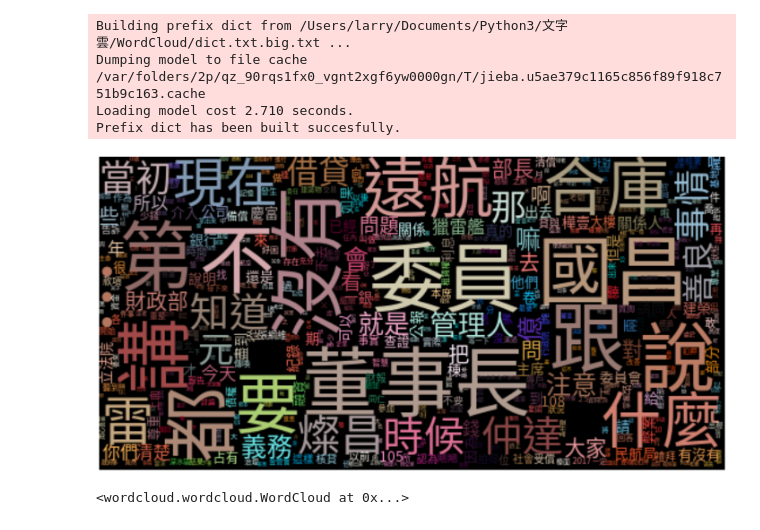
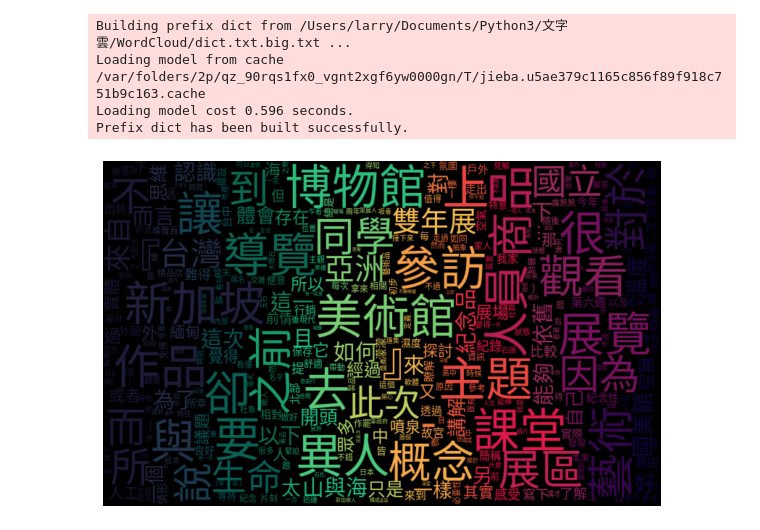
Before and after one commit to wastu01/WordCloud, a Jupyter notebook: index.ipynb, the cells around one changed output. Saved outputs shown, nothing was run; the diff lists cells and outputs as text; code cells hidden in the pictures.

Commit message:
add counter outfile

```diff
--- a/index.ipynb
+++ b/index.ipynb
@@ -1,9 +1,6 @@
 # %%
-# 參考連結：
-# https://github.com/amueller/word_cloud
-# https://raw.githubusercontent.com/amueller/word_cloud/master/examples/parrot-by-jose-mari-gimenez2.jpg
-# http://amueller.github.io/word_cloud/
-
+#!/usr/bin/env python
+# coding: utf-8
 
 import jieba
 import matplotlib.pyplot as plt
@@ -14,11 +11,11 @@ from wordcloud import WordCloud, ImageColorGenerator
 from scipy.ndimage import gaussian_gradient_magnitude
 
 
-
-text = open ('txt/GOVtalk.txt',"r",encoding="utf-8").read()
+file = open('txt/ARTicle.txt', "r", encoding="utf-8")
+text = file.read()
 
 jieba.set_dictionary('dict.txt.big.txt')
-with open('stopword.txt','r',encoding="utf-8") as f:
+with open('stopword.txt', 'r', encoding="utf-8") as f:
     stops = f.read().split('\n')
 
 terms = []
@@ -26,77 +23,46 @@ for sentence in jieba.cut(text):
     if sentence not in stops:
         terms.append(sentence)
 
-#     print('/'.join(sentence))
-
 dicition = Counter(terms)
 
 # print(type(dicition))
 # print(Counter(terms))
+with open('outfile', 'w') as w:
+    w.write("The word frequency is " + str(dicition))
 font = 'SourceHanSansTW-Regular.otf'
-
-
-
 icon = "color"
-icon_path = "%s.png" % icon
-
+icon_path = "img/%s.png" % icon
 
 mask_color = np.array(Image.open(icon_path))
 mask_color = mask_color[::3, ::3]
 mask_image = mask_color.copy()
 mask_image[mask_image.sum(axis=2) == 0] = 255
 
-
 edges = np.mean([gaussian_gradient_magnitude(mask_color[:, :, i]/255., 2) for i in range(3)], axis=0)
 mask_image[edges > .08] = 255
 
-
-
-
-# mask_color = np.array(Image.open("taiwan.jpg"))
-
-# background_color="white",
-
-# print(type(WordCloud))
-
-
-
-
-
-wordcloud = WordCloud(
-                      max_words=2000,
-                      mask = mask_color,
-                      font_path= font,
+wordcloud = WordCloud(max_words=2000,
+                      mask=mask_color,
+                      font_path=font,
                       max_font_size=65,
                       margin=1,
                       relative_scaling=0)
 
-
-
-
-
-wordcloud.generate_from_frequencies(frequencies = dicition )
-
-
+wordcloud.generate_from_frequencies(frequencies=dicition)
 image_colors = ImageColorGenerator(mask_color)
 wordcloud.recolor(color_func=image_colors)
 
-
-
-
-
-plt.figure(figsize=(25,25),facecolor='w')
+plt.figure(figsize=(10, 10), facecolor='w')
 plt.imshow(wordcloud, interpolation="bilinear")
 plt.axis("off")
 plt.show()
 
-# print(text)
-
-# plt.savefig("Wordcloud.png")
-wordcloud.to_file("img/01.png")
+# plt.savefig("render/DCT111.png")
+# wordcloud.to_file("render/NTCU.png")
+file.close()
 # %% [output]
 Building prefix dict from /Users/larry/Documents/Python3/文字雲/WordCloud/dict.txt.big.txt ...
-Dumping model to file cache /var/folders/2p/qz_90rqs1fx0_vgnt2xgf6yw0000gn/T/jieba.u5ae379c1165c856f89f918c751b9c163.cache
-Loading model cost 2.710 seconds.
-Prefix dict has been built succesfully.
+Loading model from cache /var/folders/2p/qz_90rqs1fx0_vgnt2xgf6yw0000gn/T/jieba.u5ae379c1165c856f89f918c751b9c163.cache
+Loading model cost 0.596 seconds.
+Prefix dict has been built successfully.
-[figure, old version]
+[figure, new version]
-<wordcloud.wordcloud.WordCloud at 0x...>
```
Also changed, not shown: 1 other file.
